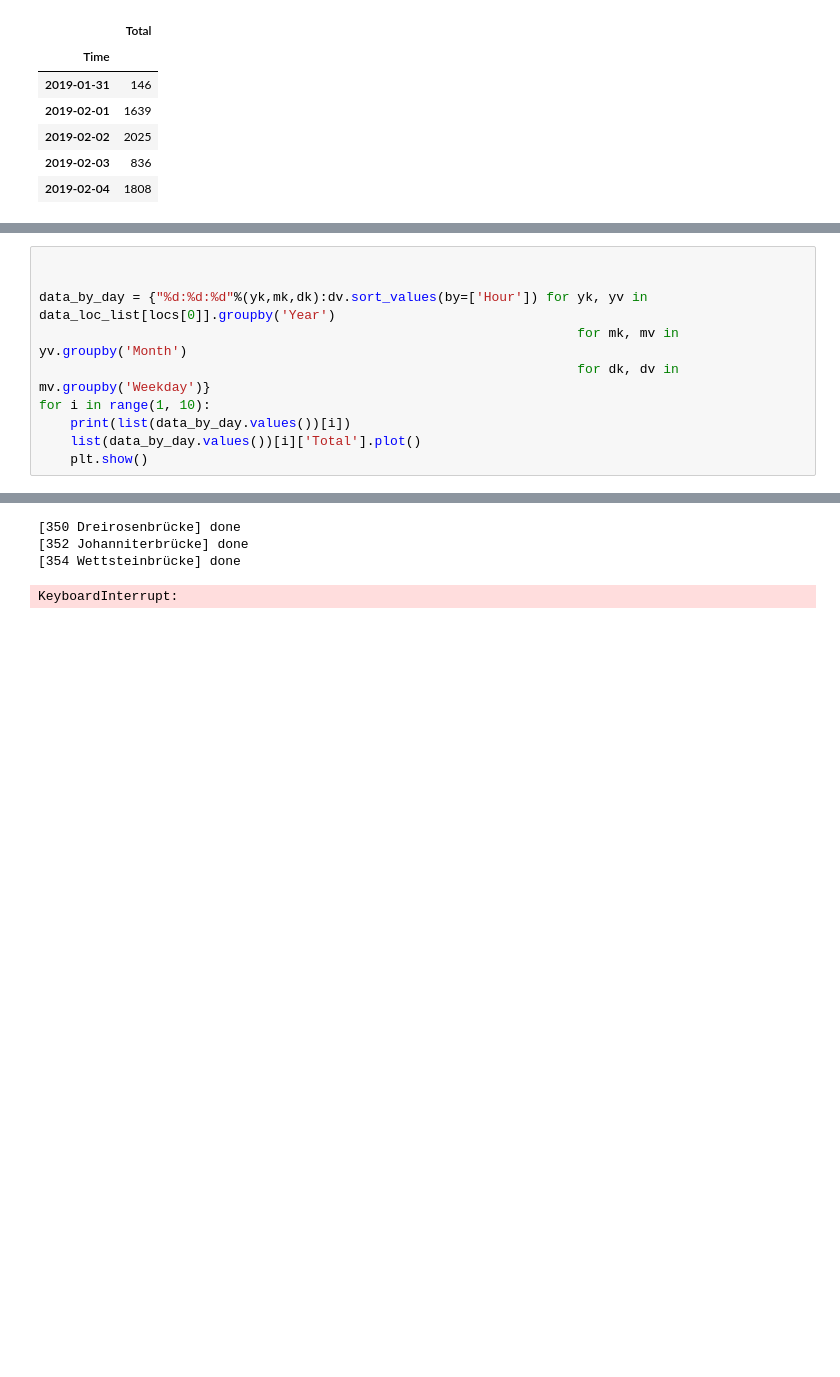
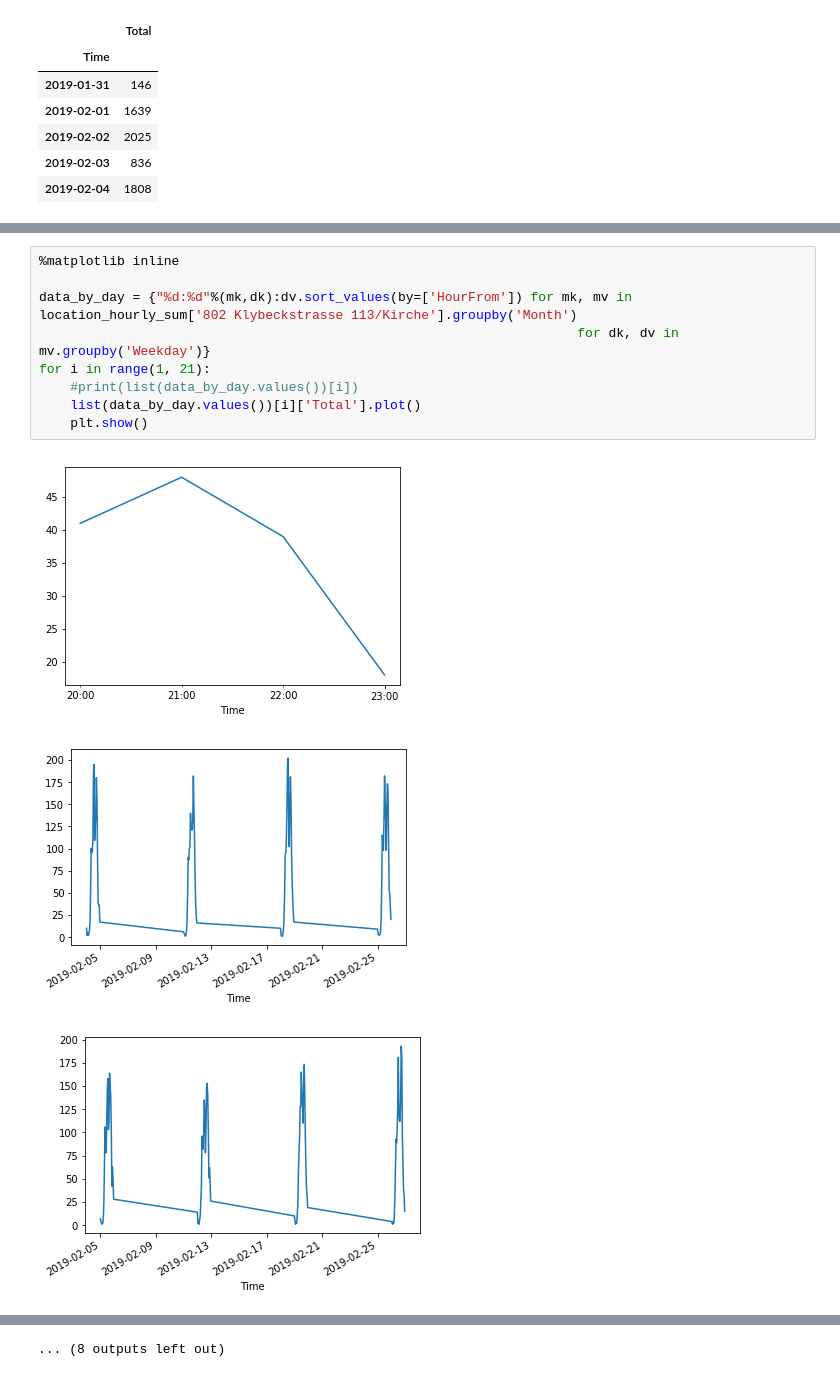
Before and after one commit to 1b15/walk-flow, a Jupyter notebook: notebooks/basel_analysis.ipynb, the cells around one changed output, grey strips where cells are left out. Cells and saved outputs as stored; diff of their text form; blank space fills up the shorter version.

```diff
--- a/notebooks/basel_analysis.ipynb
+++ b/notebooks/basel_analysis.ipynb
@@ -64,11 +76,13 @@ location_hourly_sum['802 Klybeckstrasse 113/Kirche'].head()
 # %%
+%matplotlib inline
 
-
-data_by_day = {"%d:%d:%d"%(yk,mk,dk):dv.sort_values(by=['Hour']) for yk, yv in data_loc_list[locs[0]].groupby('Year')
-                                                                     for mk, mv in yv.groupby('Month')
+data_by_day = {"%d:%d"%(mk,dk):dv.sort_values(by=['HourFrom']) for mk, mv in location_hourly_sum['802 Klybeckstrasse 113/Kirche'].groupby('Month')
                                                                      for dk, dv in mv.groupby('Weekday')}
-for i in range(1, 10):
-    print(list(data_by_day.values())[i])
+for i in range(1, 21):
+    #print(list(data_by_day.values())[i])
     list(data_by_day.values())[i]['Total'].plot()
     plt.show()
 # %% [output]
+[figure, added]
+[figure, added]
+[figure, added]
@@ -75,4 +98 @@ for i in range(1, 10):
-[350 Dreirosenbrücke] done
-[352 Johanniterbrücke] done
-[354 Wettsteinbrücke] done
+... (8 outputs left out)
-KeyboardInterrupt:
```
Also changed, not shown: parts of 2 cells of this notebook, 2 other files.
